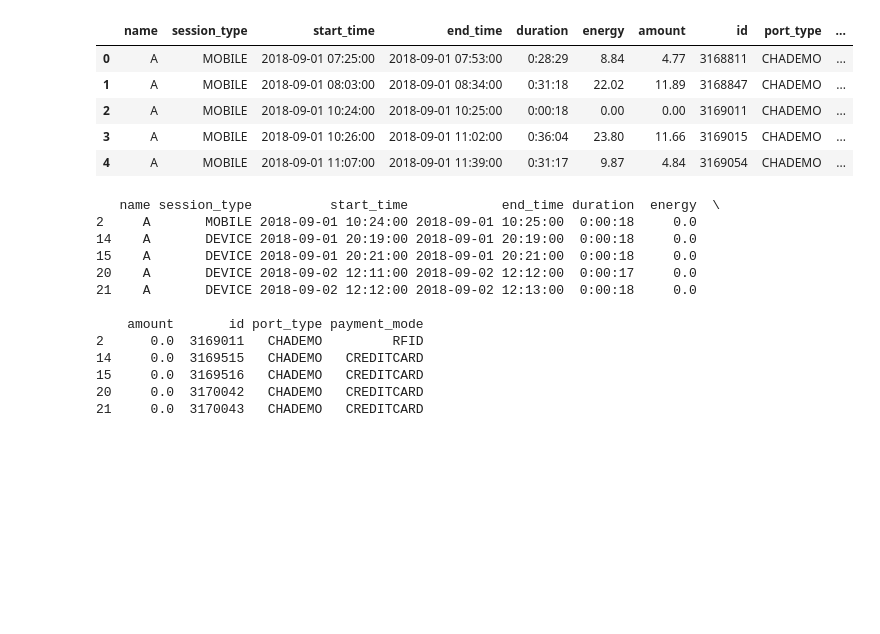
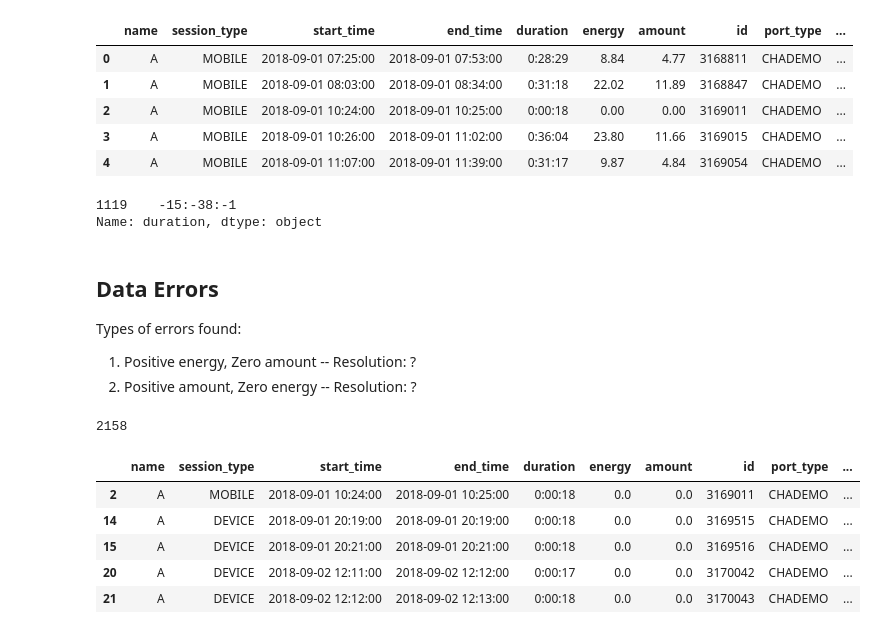
Before and after one commit to HACC2019/garys-best, a Jupyter notebook: eda/eda.ipynb, the cells around one changed output. Cells and saved outputs as stored; diff of their text form; code cells hidden in the pictures; blank space fills up the shorter version.

```diff
--- a/eda/eda.ipynb
+++ b/eda/eda.ipynb
@@ -50,20 +51,26 @@ df.head()
 | 2 | A | MOBILE | 2018-09-01 10:24:00 | 2018-09-01 10:25:00 | 0:00:18 | 0.00 | 0.00 | 3169011 | CHADEMO | ... |
 | 3 | A | MOBILE | 2018-09-01 10:26:00 | 2018-09-01 11:02:00 | 0:36:04 | 23.80 | 11.66 | 3169015 | CHADEMO | ... |
 | 4 | A | MOBILE | 2018-09-01 11:07:00 | 2018-09-01 11:39:00 | 0:31:17 | 9.87 | 4.84 | 3169054 | CHADEMO | ... |
+# %%
+df[df['duration'].str.contains('-')]['duration']
+# %% [output]
+1119    -15:-38:-1
+Name: duration, dtype: object
+# %% [markdown]
+## Data Errors
+Types of errors found:
+1. Positive energy, Zero amount -- Resolution: ?
+2. Positive amount, Zero energy -- Resolution: ?
 # %%
-# Checking for missing values
+# Checking for any missing values
 missing = df[(df['energy'] == 0) | (df['amount'] == 0)]
+print(len(missing))
+missing.head()
 # %% [output]
-   name session_type          start_time            end_time duration  energy  \
-2     A       MOBILE 2018-09-01 10:24:00 2018-09-01 10:25:00  0:00:18     0.0
-14    A       DEVICE 2018-09-01 20:19:00 2018-09-01 20:19:00  0:00:18     0.0
-15    A       DEVICE 2018-09-01 20:21:00 2018-09-01 20:21:00  0:00:18     0.0
-20    A       DEVICE 2018-09-02 12:11:00 2018-09-02 12:12:00  0:00:17     0.0
-21    A       DEVICE 2018-09-02 12:12:00 2018-09-02 12:13:00  0:00:18     0.0
-
-    amount       id port_type payment_mode
-2      0.0  3169011   CHADEMO         RFID
-14     0.0  3169515   CHADEMO   CREDITCARD
-15     0.0  3169516   CHADEMO   CREDITCARD
-20     0.0  3170042   CHADEMO   CREDITCARD
-21     0.0  3170043   CHADEMO   CREDITCARD
+2158
+|  | name | session_type | start_time | end_time | duration | energy | amount | id | port_type | ... |
+| 2 | A | MOBILE | 2018-09-01 10:24:00 | 2018-09-01 10:25:00 | 0:00:18 | 0.0 | 0.0 | 3169011 | CHADEMO | ... |
+| 14 | A | DEVICE | 2018-09-01 20:19:00 | 2018-09-01 20:19:00 | 0:00:18 | 0.0 | 0.0 | 3169515 | CHADEMO | ... |
+| 15 | A | DEVICE | 2018-09-01 20:21:00 | 2018-09-01 20:21:00 | 0:00:18 | 0.0 | 0.0 | 3169516 | CHADEMO | ... |
+| 20 | A | DEVICE | 2018-09-02 12:11:00 | 2018-09-02 12:12:00 | 0:00:17 | 0.0 | 0.0 | 3170042 | CHADEMO | ... |
+| 21 | A | DEVICE | 2018-09-02 12:12:00 | 2018-09-02 12:13:00 | 0:00:18 | 0.0 | 0.0 | 3170043 | CHADEMO | ... |
```
Also changed, not shown: parts of 13 cells of this notebook.
